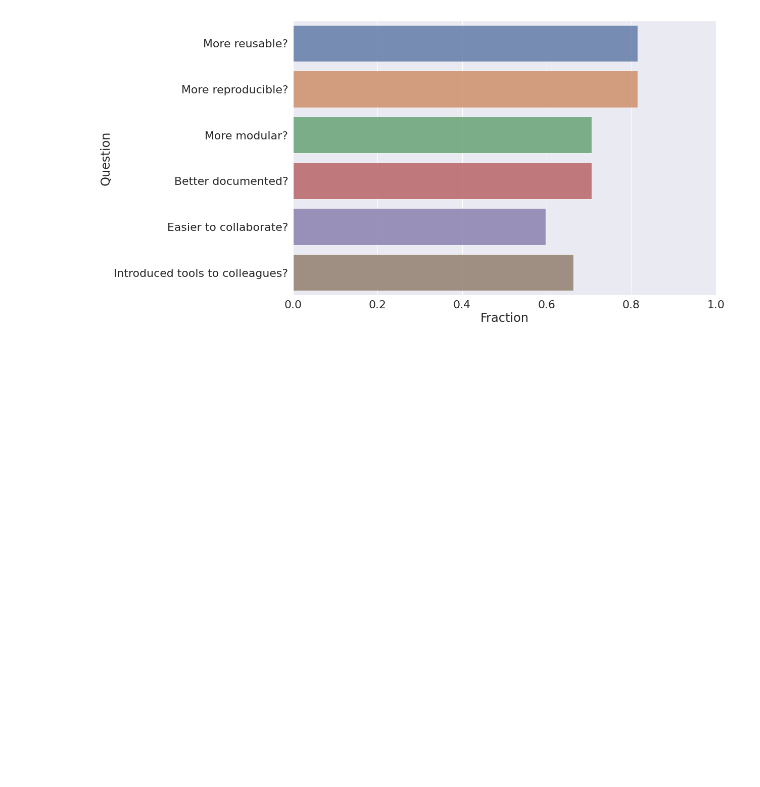
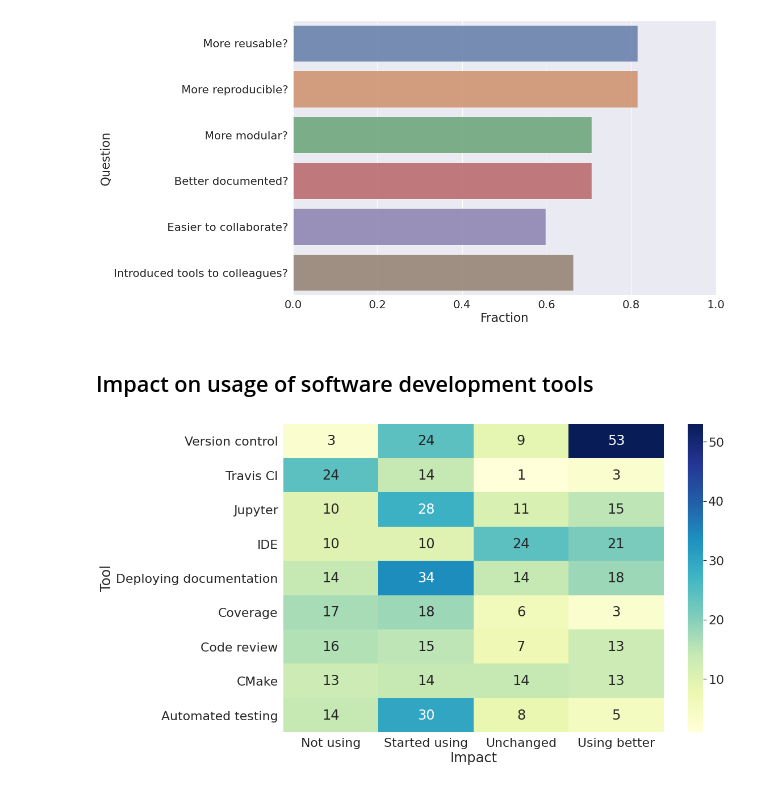
Before and after one commit to coderefinery/post-workshop-survey, a Jupyter notebook: survey_analysis.ipynb, the cells around one changed output. Drawn from its saved outputs; the diff is of its cells as text; code cells hidden in the pictures; blank space fills up the shorter version.

Commit message:
update heatmap (rewrote it a bit so that I understand it)

```diff
--- a/survey_analysis.ipynb
+++ b/survey_analysis.ipynb
@@ -187,3 +86,50 @@ g.set(xlim=(0.0, 1.0))
 f.savefig("figures/yes-no-questions.png", bbox_inches = 'tight')
 # %% [output]
 [figure]
+# %% [markdown]
+## Impact on usage of software development tools
+# %%
+table = pd.DataFrame(columns = ['Tool', 'Impact', 'Count'], dtype="float")
+
+d = {}
+d["Version control"] = "Version control"
+d["Automated testing"] = "Automated testing"
+d["Travis CI"] = "Travis CI"
+d["Code coverage analysis"] = "Coverage"
+d["Jupyter Notebooks"] = "Jupyter"
+d["CMake"] = "CMake"
+d["Integrated development environments"] = "IDE"
+d["Code review"] = "Code review"
+d["Read the Docs or GitHub/GitLab/BitBucket Pages"] = "Deploying documentation"
+
+for k, v in d.items():
+    table = table.append({'Tool': v,
+                          'Impact': 'Not using',
+                          'Count': len(df[df[k].str.contains("don't use")])},
+                          ignore_index = True)
+    table = table.append({'Tool': v,
+                          'Impact': 'Started using',
+                          'Count': len(df[df[k].str.contains("started using")])},
+                          ignore_index = True)
+    table = table.append({'Tool': v,
+                          'Impact': 'Using better',
+                          'Count': len(df[df[k].str.contains("better than before")])},
+                          ignore_index = True)
+    table = table.append({'Tool': v,
+                          'Impact': 'Unchanged',
+                          'Count': len(df[df[k].str.contains("same way as before")])},
+                          ignore_index = True)
+
+result = table.pivot(index='Tool', columns='Impact', values='Count')
+
+# make sure tools are listed in the same order as added further up
+result = result[::-1]
+# %%
+f, ax = plt.subplots(figsize=(15, 10))
+
+g = sns.heatmap(result, fmt="g", cmap="YlGnBu", annot=True)
+g.set_yticklabels(g.get_yticklabels(), rotation=0)
+
+f.savefig("figures/heatmap.png", bbox_inches = 'tight')
+# %% [output]
+[figure, added]
```
Also changed, not shown: parts of 21 cells of this notebook, 1 other file.
